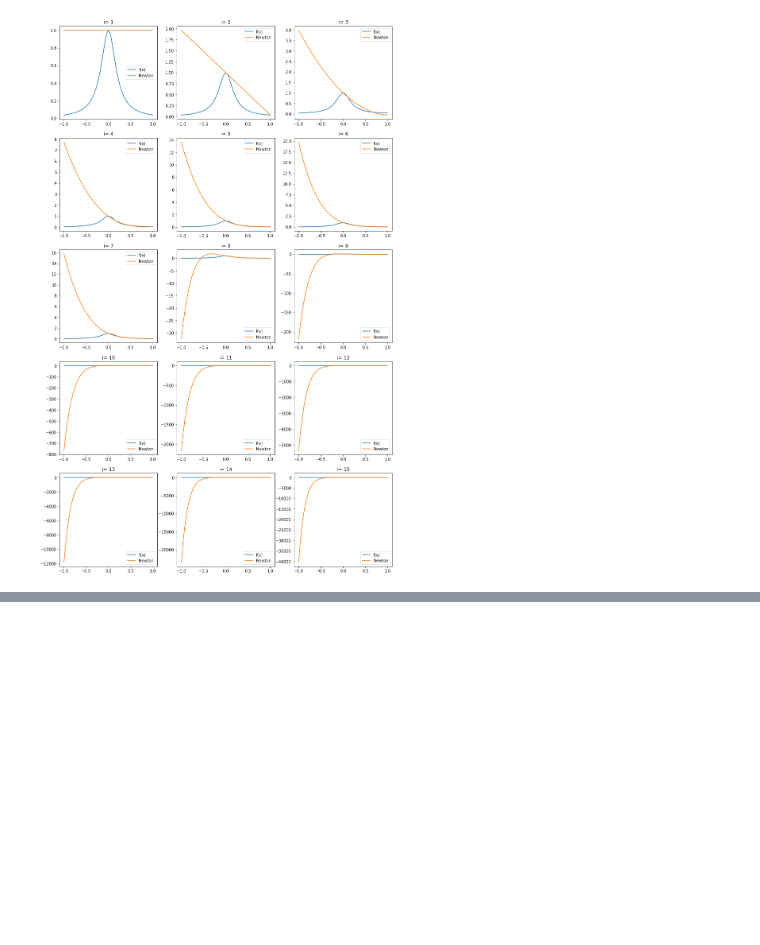
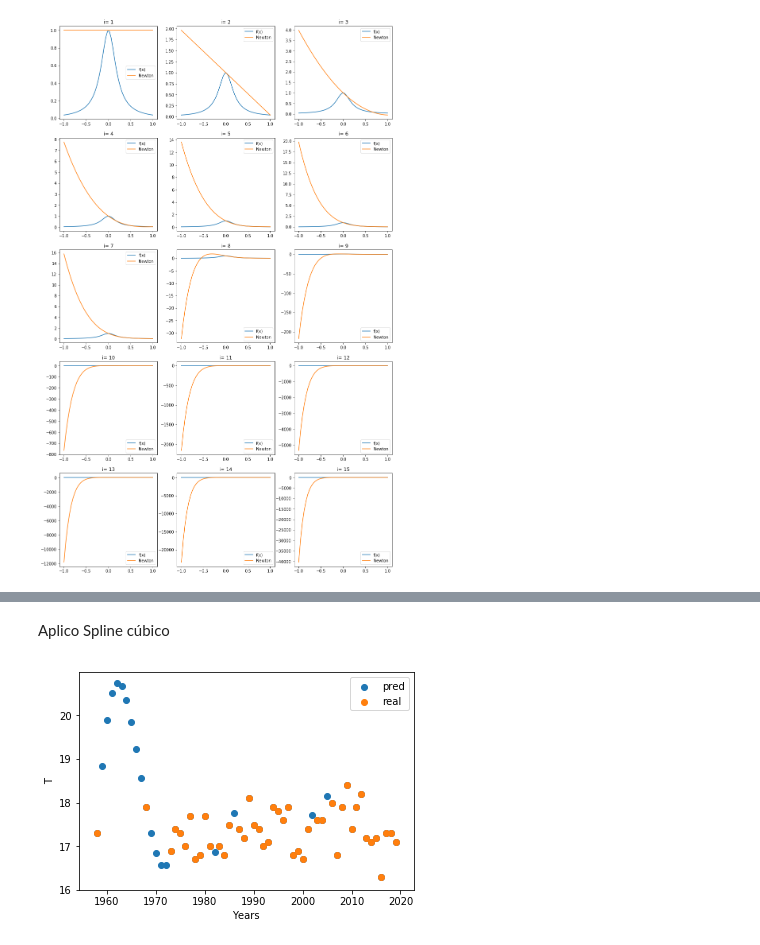
Before and after one commit to alexwicher/Numerico2020, a Jupyter notebook: Lab3/lab3.ipynb, the cells around one changed output, grey strips where cells are left out. Saved outputs shown, nothing was run; the diff lists cells and outputs as text; code cells hidden in the pictures; blank space fills up the shorter version.

```diff
--- a/Lab3/lab3.ipynb
+++ b/Lab3/lab3.ipynb
@@ -129,0 +150,17 @@ df.head()
+# %% [markdown]
+Aplico Spline cúbico
+# %%
+import scipy as sp
+import scipy.interpolate
+
+zData = range(1955,2022)
+cubic_spline = sp.interpolate.interp1d(xData, yData, kind='cubic', bounds_error=False)
+zSpline = cubic_spline(zData)
+plt.xlabel('Years')
+plt.ylabel('T')
+plt.scatter(zData,zSpline,label = 'pred')
+plt.scatter(xData,yData,label = 'real')
+plt.legend()
+plt.show()
+# %% [output]
+[figure, added]
```
Also changed, not shown: parts of 9 cells of this notebook.
